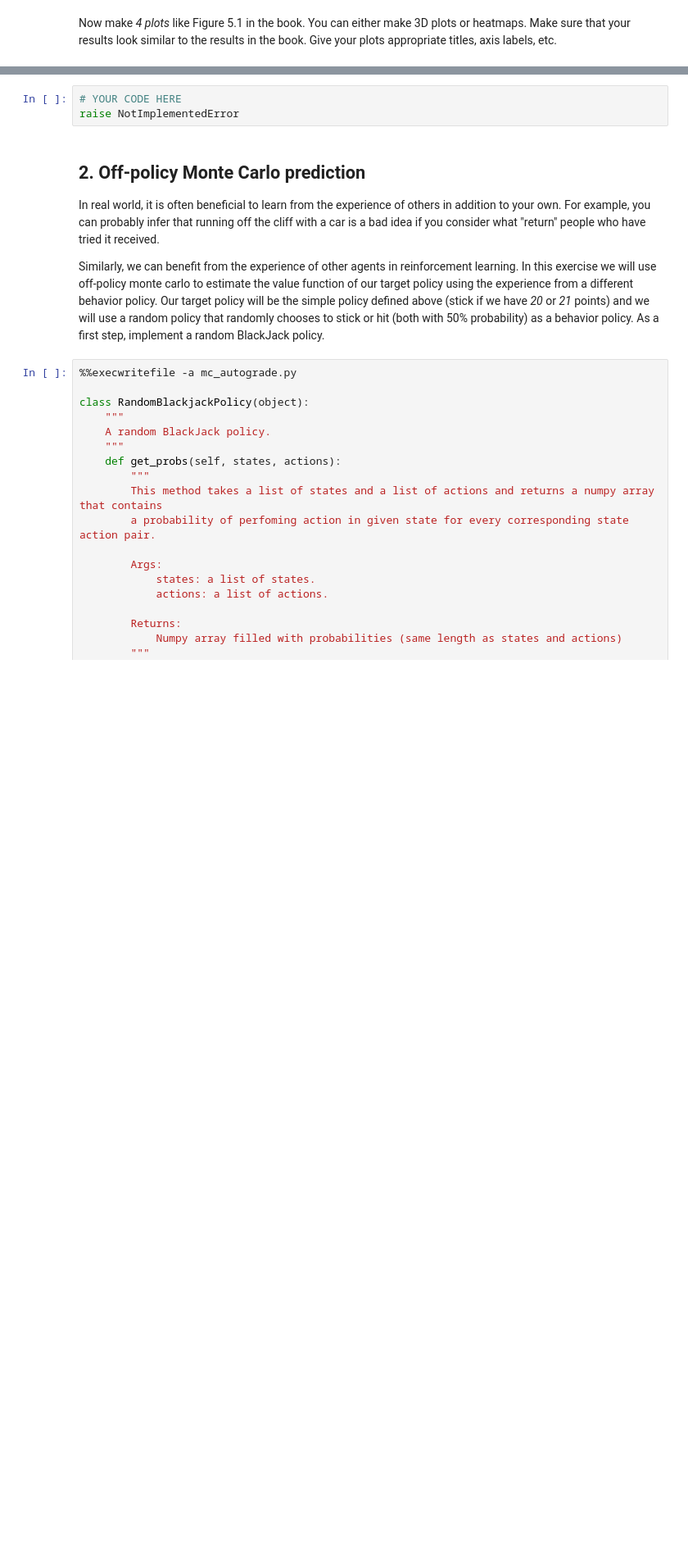
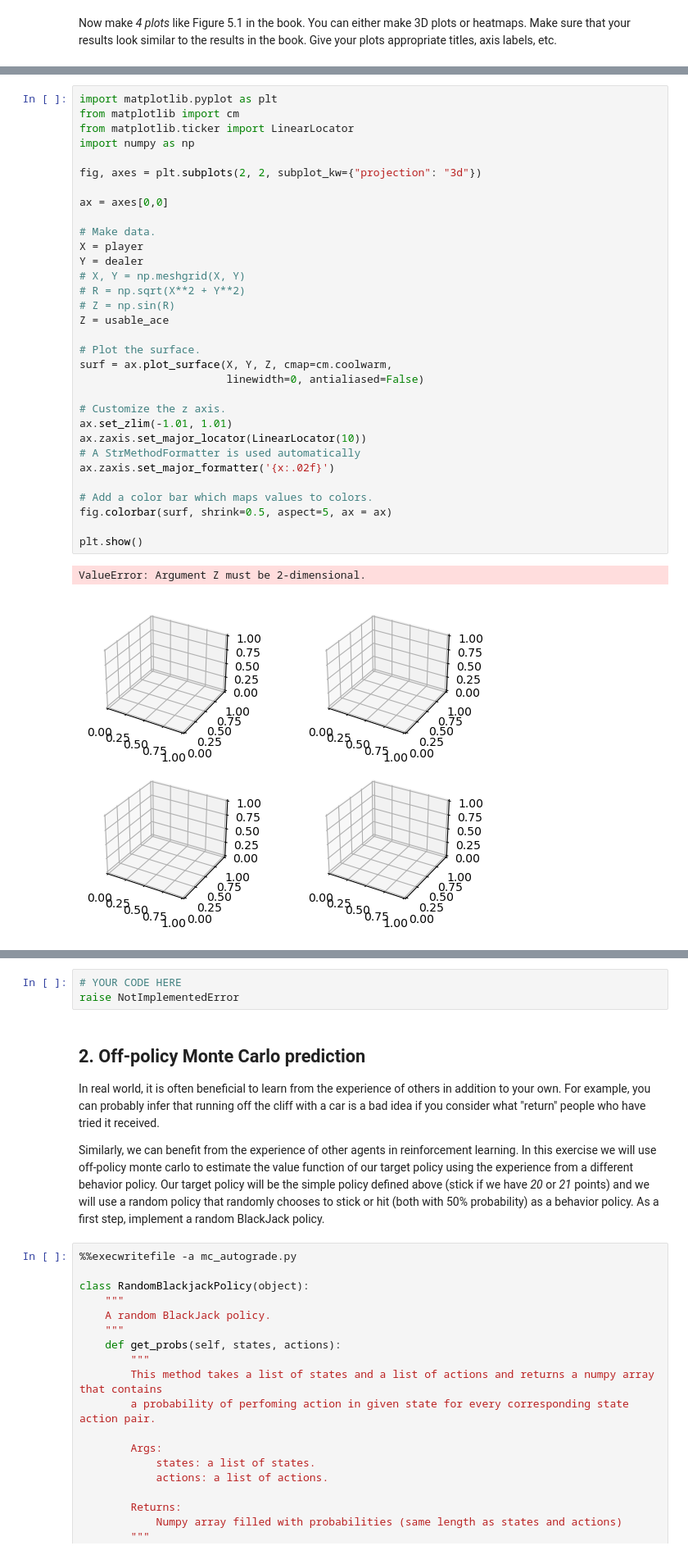
Before and after one commit to elidub/RL, a Jupyter notebook: hw2/MC_lab.ipynb, the cells around one changed output, grey strips where cells are left out. Shown: that part at 82% size. Saved outputs shown, nothing was run; the diff lists cells and outputs as text; blank space fills up the shorter version.

```diff
--- a/hw2/MC_lab.ipynb
+++ b/hw2/MC_lab.ipynb
@@ -275,0 +384,35 @@ V_500k = mc_prediction(env, SimpleBlackjackPolicy(), num_episodes=500000)
+# %%
+import matplotlib.pyplot as plt
+from matplotlib import cm
+from matplotlib.ticker import LinearLocator
+import numpy as np
+
+fig, axes = plt.subplots(2, 2, subplot_kw={"projection": "3d"})
+
+ax = axes[0,0]
+
+# Make data.
+X = player
+Y = dealer
+# X, Y = np.meshgrid(X, Y)
+# R = np.sqrt(X**2 + Y**2)
+# Z = np.sin(R)
+Z = usable_ace
+
+# Plot the surface.
+surf = ax.plot_surface(X, Y, Z, cmap=cm.coolwarm,
+                       linewidth=0, antialiased=False)
+
+# Customize the z axis.
+ax.set_zlim(-1.01, 1.01)
+ax.zaxis.set_major_locator(LinearLocator(10))
+# A StrMethodFormatter is used automatically
+ax.zaxis.set_major_formatter('{x:.02f}')
+
+# Add a color bar which maps values to colors.
+fig.colorbar(surf, shrink=0.5, aspect=5, ax = ax)
+
+plt.show()
+# %% [output]
+ValueError: Argument Z must be 2-dimensional.
+[figure, added]
```
Also changed, not shown: parts of 19 cells of this notebook, 1 other file.
